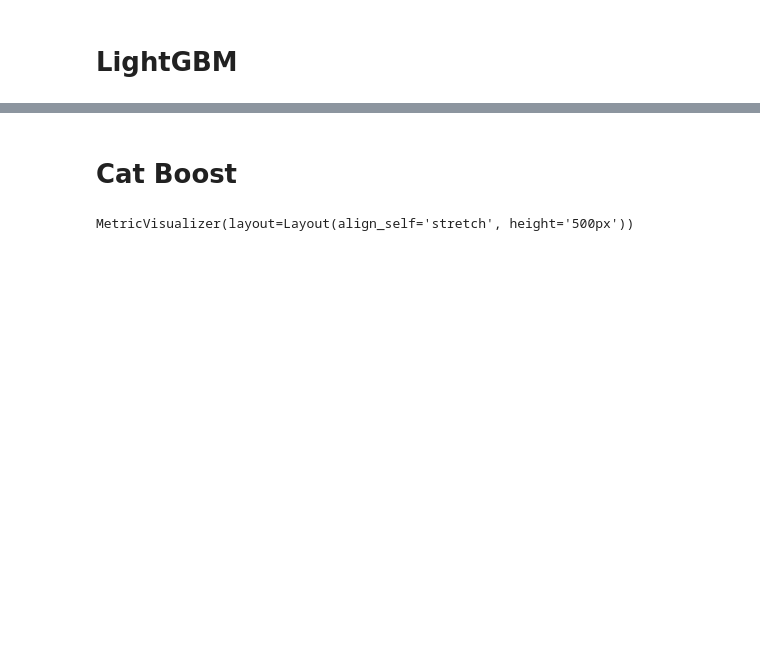
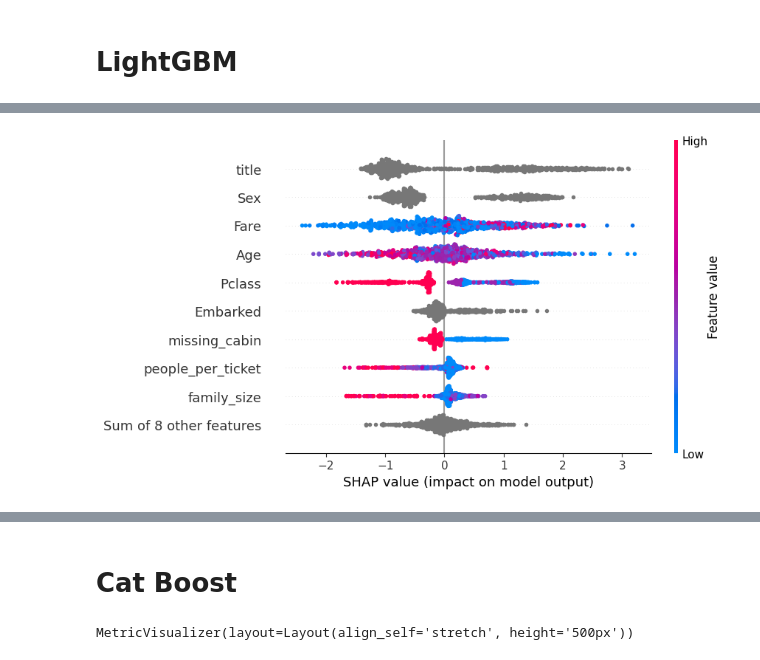
Before and after one commit to VladGnatiuk/projector_ml6, a Jupyter notebook: _vg/homeworks/homework 10. Prjctr HW10. Feature importance.ipynb, the cells around one changed output, grey strips where cells are left out. Cells and saved outputs as stored; diff of their text form; code cells hidden in the pictures; blank space fills up the shorter version.

```diff
--- a/_vg/homeworks/homework 10. Prjctr HW10. Feature importance.ipynb
+++ b/_vg/homeworks/homework 10. Prjctr HW10. Feature importance.ipynb
@@ -393,0 +357,4 @@ lgbm_test_results2['Survived'].to_csv('lgbm_test_results2.csv', index=True)
+# %%
+shap.plots.beeswarm(shap_values)
+# %% [output]
+[figure, added]
```
Also changed, not shown: parts of 19 cells of this notebook.
